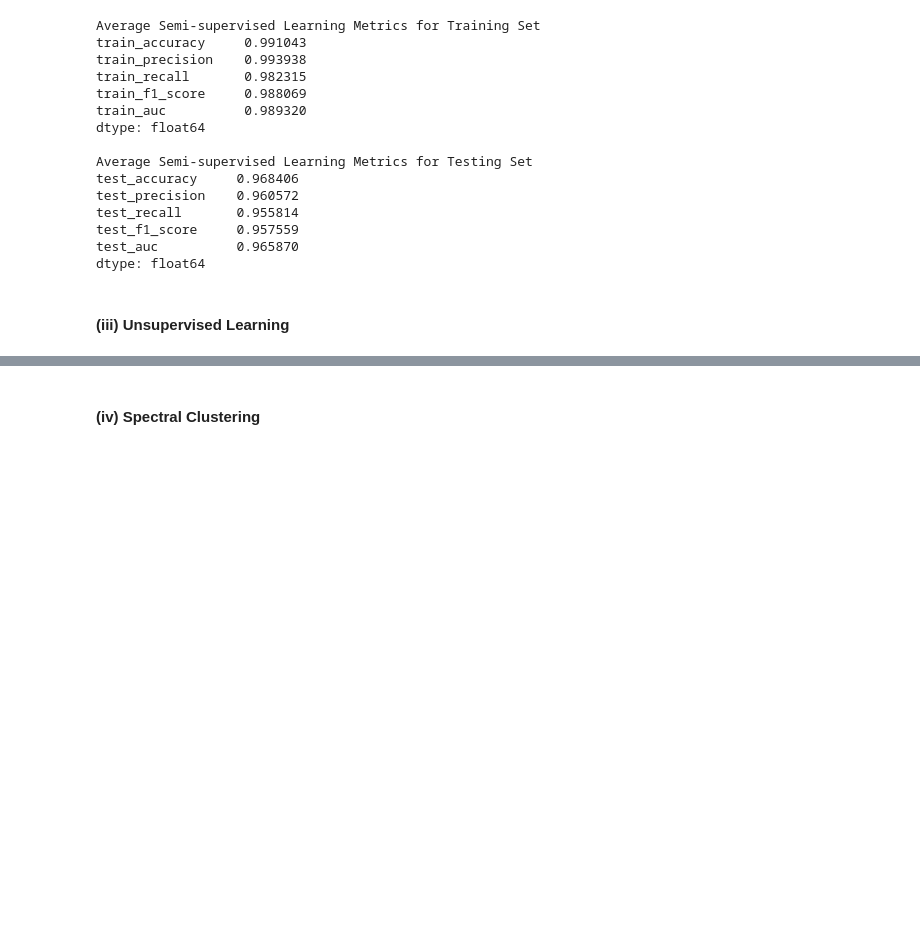
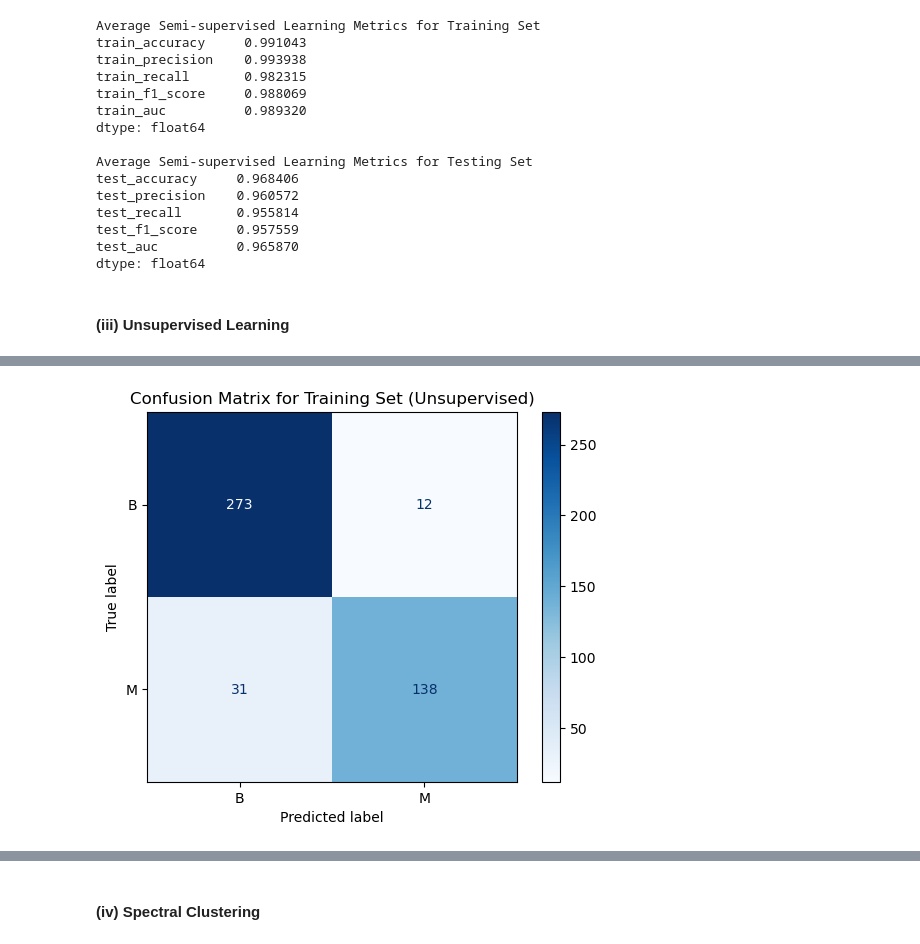
Before and after one commit to egunadi/dsci552-hw8, a Jupyter notebook: notebook/Gunadi_Eben_HW8.ipynb, the cells around one changed output, grey strips where cells are left out. Saved outputs shown, nothing was run; the diff lists cells and outputs as text; code cells hidden in the pictures; blank space fills up the shorter version.

```diff
--- a/notebook/Gunadi_Eben_HW8.ipynb
+++ b/notebook/Gunadi_Eben_HW8.ipynb
@@ -445,0 +447,81 @@ dtype: float64
+# %%
+# (A) Run the k-means algorithm multiple times. Make sure that you initialize the algoritm randomly. How do you make sure that the algorithm was not trapped in a local minimum?
+
+# (B) Compute the centers of the two clusters and find the closest 30 data points to each center. Read the true labels of those 30 data points and take a majority poll within them. The majority poll becomes the label predicted by k-means for the members of each cluster. Then compare the labels provided by k-means with the true labels of the training data and report the average accuracy, precision, recall, F1-score, and AUC over M runs, and ROC and the confusion matrix for one of the runs.
+
+train_accuracy_list = []
+train_precision_list = []
+train_recall_list = []
+train_f1_score_list = []
+train_auc_list = []
+
+for i in range(M):
+    # Split the data into training and testing sets, using 20% of both the positive and negative classes for testing
+    X_train_pos, X_test_pos, y_train_pos, y_test_pos = train_test_split(X[y == 1], y[y == 1], test_size=0.2, random_state=i)
+    X_train_neg, X_test_neg, y_train_neg, y_test_neg = train_test_split(X[y == 0], y[y == 0], test_size=0.2, random_state=i)
+
+    X_train = pd.concat([X_train_pos, X_train_neg])
+    X_test = pd.concat([X_test_pos, X_test_neg])
+    y_train = pd.concat([y_train_pos, y_train_neg])
+    y_test = pd.concat([y_test_pos, y_test_neg])
+
+    # Normalize the data while keeping it as a DataFrame
+    scaler = StandardScaler()
+    X_train = pd.DataFrame(scaler.fit_transform(X_train), columns=X_train.columns, index=X_train.index)
+
+    # Perform K-means clustering
+    kmeans = KMeans(n_clusters=2, random_state=i)
+    kmeans.fit(X_train)
+    centers = kmeans.cluster_centers_
+
+    labels = np.zeros_like(kmeans.labels_)
+
+    for j in range(2): # For each cluster
+        # Calculate distances of all points to the cluster center
+        cluster_dist = distance.cdist(X_train, [centers[j]])
+
+        # Get indices of 30 closest points
+        closest_indices = np.argsort(cluster_dist.ravel())[:30]
+        closest_points = X_train.index[closest_indices]
+
+        # Majority vote
+        vote_result = mode(y_train.loc[closest_points])
+        label = vote_result.mode
+
+        # Assign this label to all points in the cluster
+        labels[kmeans.labels_ == j] = label
+
+    # Calculate the accuracy, precision, recall, F1-score, and AUC for the training set
+    train_accuracy = accuracy_score(y_train, labels)
+    train_precision = precision_score(y_train, labels)
+    train_recall = recall_score(y_train, labels)
+    train_f1_score = f1_score(y_train, labels)
+    train_auc = roc_auc_score(y_train, labels)
+
+    train_accuracy_list.append(train_accuracy)
+    train_precision_list.append(train_precision)
+    train_recall_list.append(train_recall)
+    train_f1_score_list.append(train_f1_score)
+    train_auc_list.append(train_auc)
+
+    # Plot the ROC and report the confusion matrix for training in one of the runs
+    if i == 0:
+        # Create a ConfusionMatrixDisplay from predictions
+        cm_display_train = ConfusionMatrixDisplay.from_predictions(y_train, labels, display_labels=['B', 'M'], cmap='Blues')
+
+        plt.title('Confusion Matrix for Training Set (Unsupervised)')
+        plt.show()
+
+        # Calculate inverted scores for ROC curve
+        # Assuming closer distances to the "positive" cluster indicate higher probability of positive class
+        # Identify which cluster is considered "positive" based on your label reassignment
+        positive_cluster_index = 0 if np.mean(labels[kmeans.labels_ == 0]) > 0.5 else 1
+
+        # Invert the distances to use as scores (negative because lower distance should imply higher "score")
+        y_scores = -kmeans.transform(X_train)[:, positive_cluster_index]
+
+        # Calculate the ROC curve and AUC using these scores
+        fpr_train, tpr_train, _ = roc_curve(y_train, y_scores)
+        roc_auc_train = auc(fpr_train, tpr_train)
+# %% [output]
+[figure, added]
```
Also changed, not shown: parts of 8 cells of this notebook.
